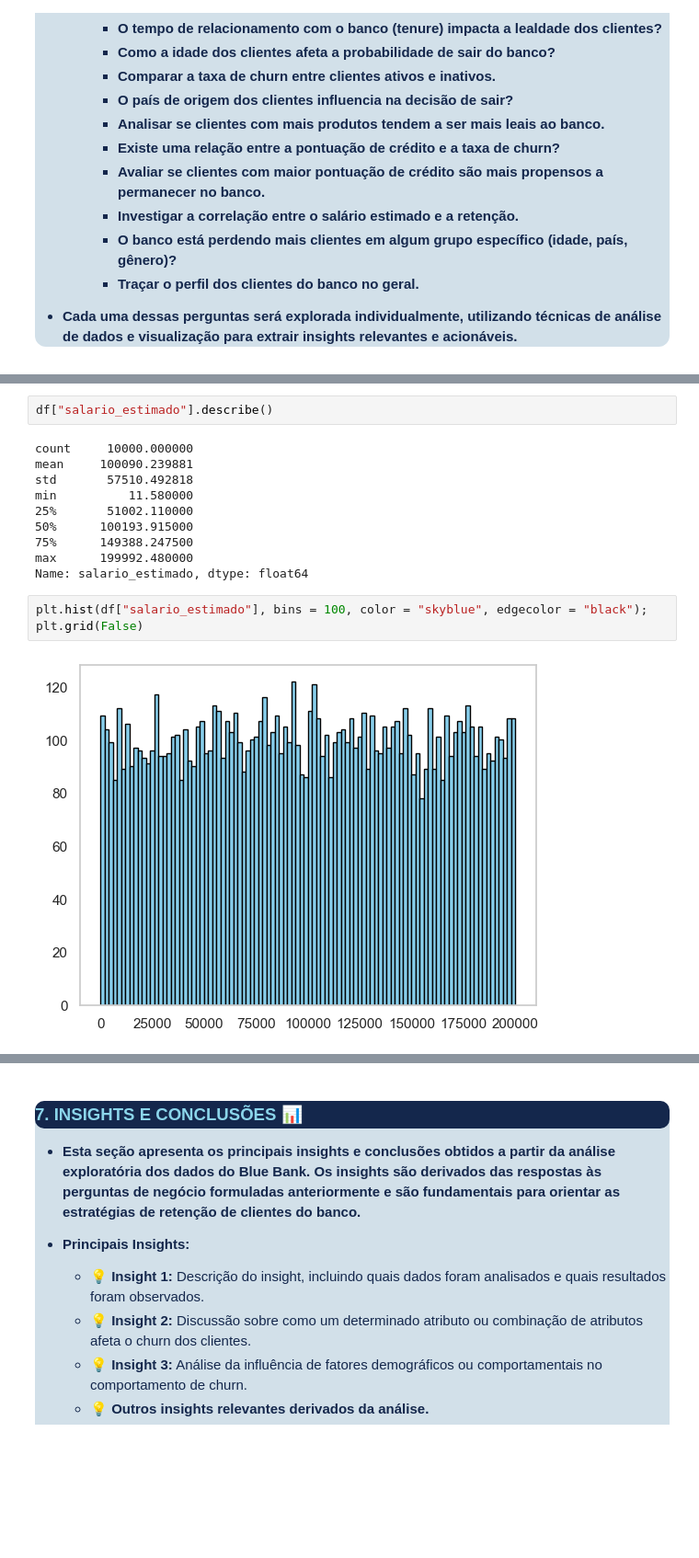
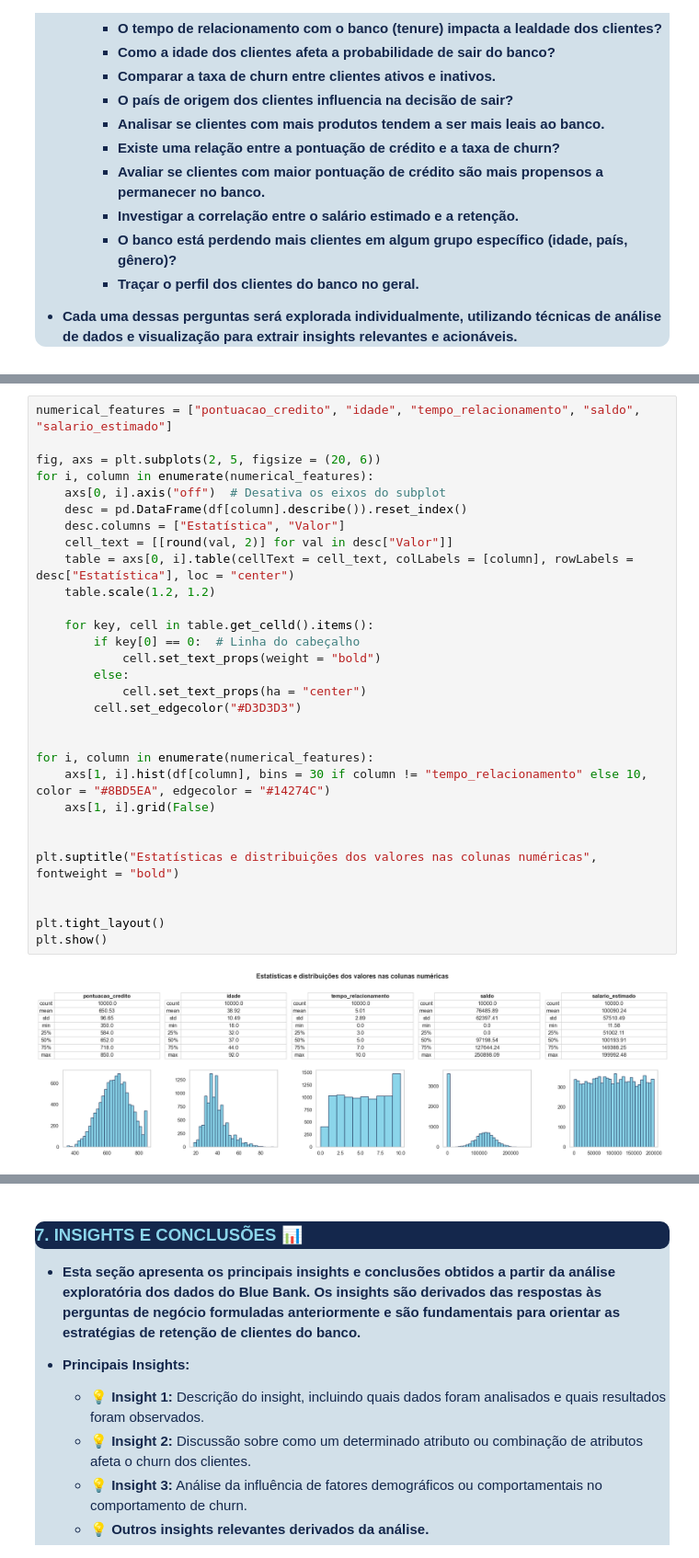
Before and after one commit to tnleite/blue-bank-customer-churn-eda, a Jupyter notebook: 02-Analise/blue-bank-costumer-churn-eda.ipynb, the cells around one changed output, grey strips where cells are left out. Shown at 92% size. Cells and saved outputs as stored; diff of their text form; blank space fills up the shorter version.

```diff
--- a/02-Analise/blue-bank-costumer-churn-eda.ipynb
+++ b/02-Analise/blue-bank-costumer-churn-eda.ipynb
@@ -506,17 +446,32 @@ plt.grid(False)
-# %%
-df["salario_estimado"].describe()
-# %% [output]
-count     10000.000000
-mean     100090.239881
-std       57510.492818
-min          11.580000
-25%       51002.110000
-50%      100193.915000
-75%      149388.247500
-max      199992.480000
-Name: salario_estimado, dtype: float64
-# %%
-plt.hist(df["salario_estimado"], bins = 100, color = "skyblue", edgecolor = "black");
-plt.grid(False)
-# %% [output]
-[figure, removed]
+# %%
+numerical_features = ["pontuacao_credito", "idade", "tempo_relacionamento", "saldo", "salario_estimado"]
+
+fig, axs = plt.subplots(2, 5, figsize = (20, 6))
+for i, column in enumerate(numerical_features):
+    axs[0, i].axis("off")  # Desativa os eixos do subplot
+    desc = pd.DataFrame(df[column].describe()).reset_index()
+    desc.columns = ["Estatística", "Valor"]
+    cell_text = [[round(val, 2)] for val in desc["Valor"]]
+    table = axs[0, i].table(cellText = cell_text, colLabels = [column], rowLabels = desc["Estatística"], loc = "center")
+    table.scale(1.2, 1.2)
+
+    for key, cell in table.get_celld().items():
+        if key[0] == 0:  # Linha do cabeçalho
+            cell.set_text_props(weight = "bold")
+        else:
+            cell.set_text_props(ha = "center")
+        cell.set_edgecolor("#D3D3D3")
+
+
+for i, column in enumerate(numerical_features):
+    axs[1, i].hist(df[column], bins = 30 if column != "tempo_relacionamento" else 10, color = "#8BD5EA", edgecolor = "#14274C")
+    axs[1, i].grid(False)
+
+
+plt.suptitle("Estatísticas e distribuições dos valores nas colunas numéricas", fontweight = "bold")
+
+
+plt.tight_layout()
+plt.show()
+# %% [output]
+[figure, added]
```
Also changed, not shown: parts of 16 cells of this notebook.
